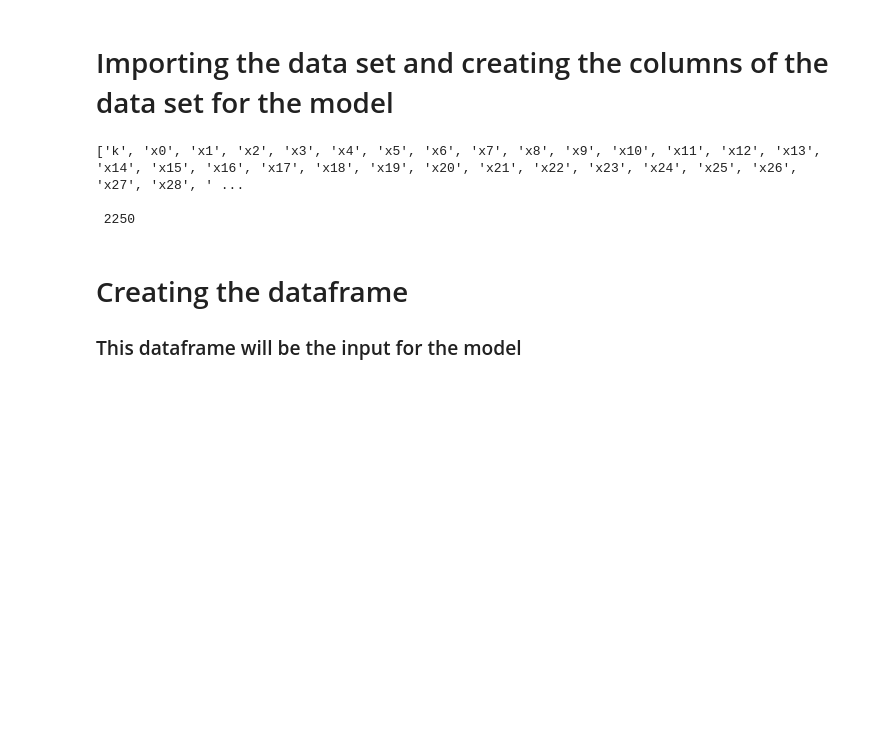
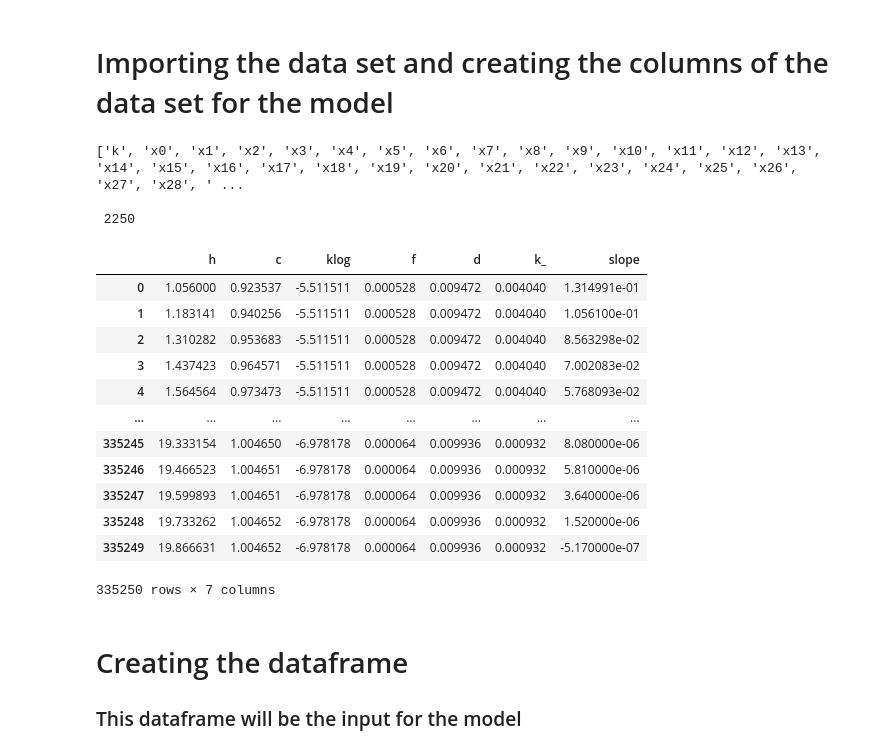
Before and after one commit to DinuRajapakse/SECM-Project--Masters-Project-, a Jupyter notebook: ML Code/MLP-S Model.ipynb, the cells around one changed output. Cells and saved outputs as stored; diff of their text form; code cells hidden in the pictures; blank space fills up the shorter version.

```diff
--- a/ML Code/MLP-S Model.ipynb
+++ b/ML Code/MLP-S Model.ipynb
@@ -28,24 +28,39 @@ from matplotlib import rc
 # %%
 # df = pd.read_csv('UDS3_v2.csv')
 df = pd.read_csv('UDS5 (slope csv)(No 20s).csv')
 
 # creating the columns of the formatted data set (149 columns (slope not current))
 column_string = 'k, '
 
 for x in range(149):
     column_string += 'x'+str(x)+', '
 column_string = column_string[:-2]
 column_names = column_string.split(', ')
 
 print(column_names)
 
 # adding all unique k values from the imported dataset to a list
 k_values=df.k_.unique()
 print('\n',len(k_values))
+
+df
 # %% [output]
 ['k', 'x0', 'x1', 'x2', 'x3', 'x4', 'x5', 'x6', 'x7', 'x8', 'x9', 'x10', 'x11', 'x12', 'x13', 'x14', 'x15', 'x16', 'x17', 'x18', 'x19', 'x20', 'x21', 'x22', 'x23', 'x24', 'x25', 'x26', 'x27', 'x28', ' ...
 
  2250
+|  | h | c | klog | f | d | k_ | slope |
+| 0 | 1.056000 | 0.923537 | -5.511511 | 0.000528 | 0.009472 | 0.004040 | 1.314991e-01 |
+| 1 | 1.183141 | 0.940256 | -5.511511 | 0.000528 | 0.009472 | 0.004040 | 1.056100e-01 |
+| 2 | 1.310282 | 0.953683 | -5.511511 | 0.000528 | 0.009472 | 0.004040 | 8.563298e-02 |
+| 3 | 1.437423 | 0.964571 | -5.511511 | 0.000528 | 0.009472 | 0.004040 | 7.002083e-02 |
+| 4 | 1.564564 | 0.973473 | -5.511511 | 0.000528 | 0.009472 | 0.004040 | 5.768093e-02 |
+| ... | ... | ... | ... | ... | ... | ... | ... |
+| 335245 | 19.333154 | 1.004650 | -6.978178 | 0.000064 | 0.009936 | 0.000932 | 8.080000e-06 |
+| 335246 | 19.466523 | 1.004651 | -6.978178 | 0.000064 | 0.009936 | 0.000932 | 5.810000e-06 |
+| 335247 | 19.599893 | 1.004651 | -6.978178 | 0.000064 | 0.009936 | 0.000932 | 3.640000e-06 |
+| 335248 | 19.733262 | 1.004652 | -6.978178 | 0.000064 | 0.009936 | 0.000932 | 1.520000e-06 |
+| 335249 | 19.866631 | 1.004652 | -6.978178 | 0.000064 | 0.009936 | 0.000932 | -5.170000e-07 |
+335250 rows × 7 columns
 # %% [markdown]
 # Creating the dataframe
 ### This dataframe will be the input for the model
```
